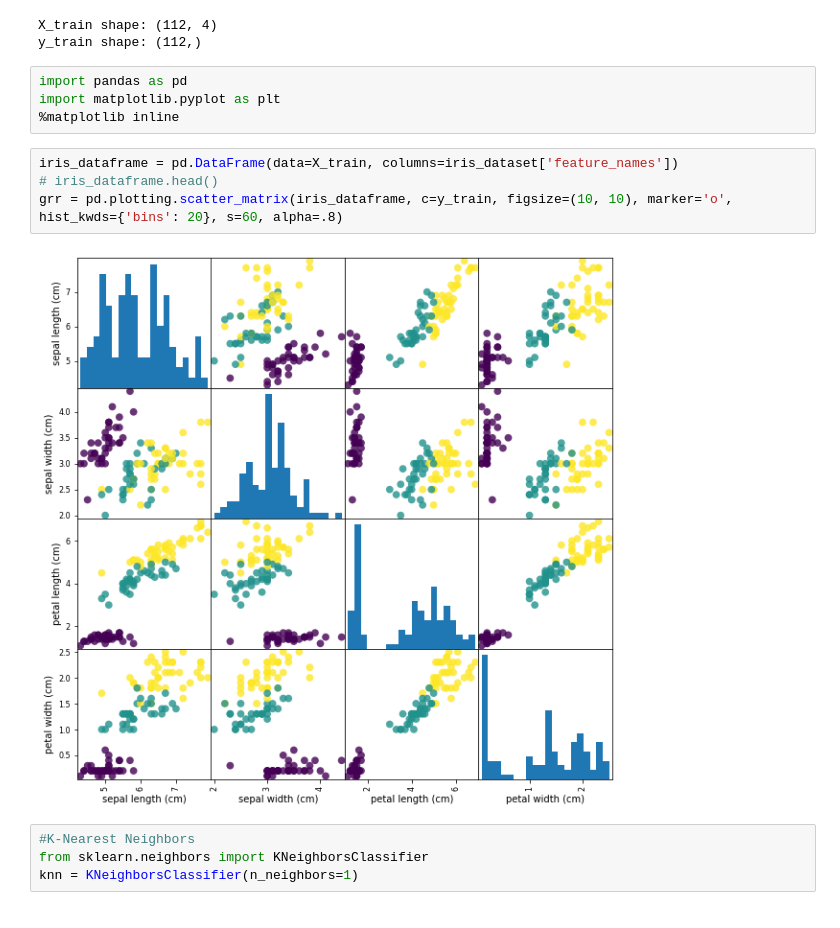
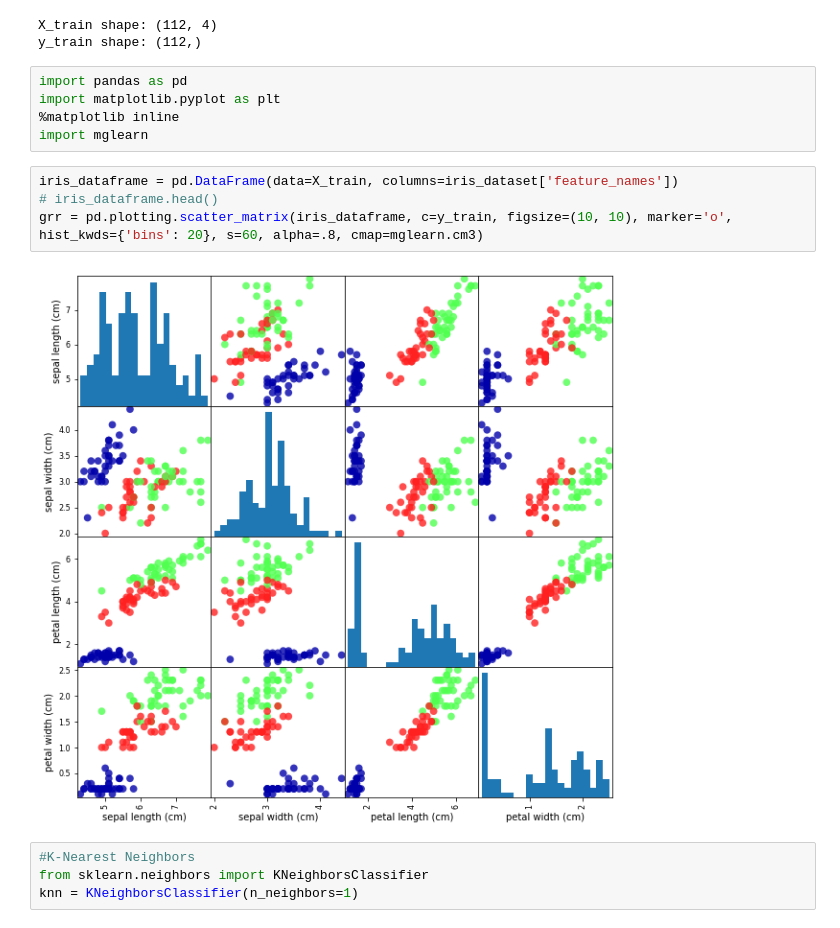
Before and after one commit to Zubayear/Machine-Learning, a Jupyter notebook: Petal_Sepal.ipynb, the cells around one changed output. Drawn from its saved outputs; the diff is of its cells as text.

Commit message:
with mglearn

```diff
--- a/Petal_Sepal.ipynb
+++ b/Petal_Sepal.ipynb
@@ -73,12 +93,13 @@ y_train shape: (112,)
 import pandas as pd
 import matplotlib.pyplot as plt
 %matplotlib inline
+import mglearn
 # %%
 iris_dataframe = pd.DataFrame(data=X_train, columns=iris_dataset['feature_names'])
 # iris_dataframe.head()
-grr = pd.plotting.scatter_matrix(iris_dataframe, c=y_train, figsize=(10, 10), marker='o', hist_kwds={'bins': 20}, s=60, alpha=.8)
+grr = pd.plotting.scatter_matrix(iris_dataframe, c=y_train, figsize=(10, 10), marker='o', hist_kwds={'bins': 20}, s=60, alpha=.8, cmap=mglearn.cm3)
 # %% [output]
-[figure, old version]
+[figure, new version]
 # %%
 #K-Nearest Neighbors
 from sklearn.neighbors import KNeighborsClassifier
```
Also changed, not shown: parts of 1 cell of this notebook.
